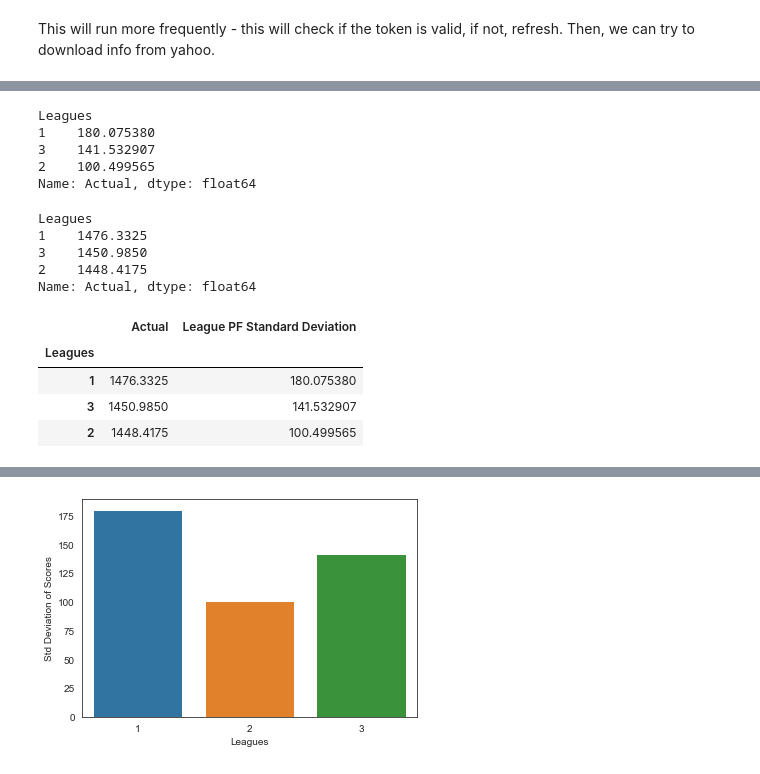
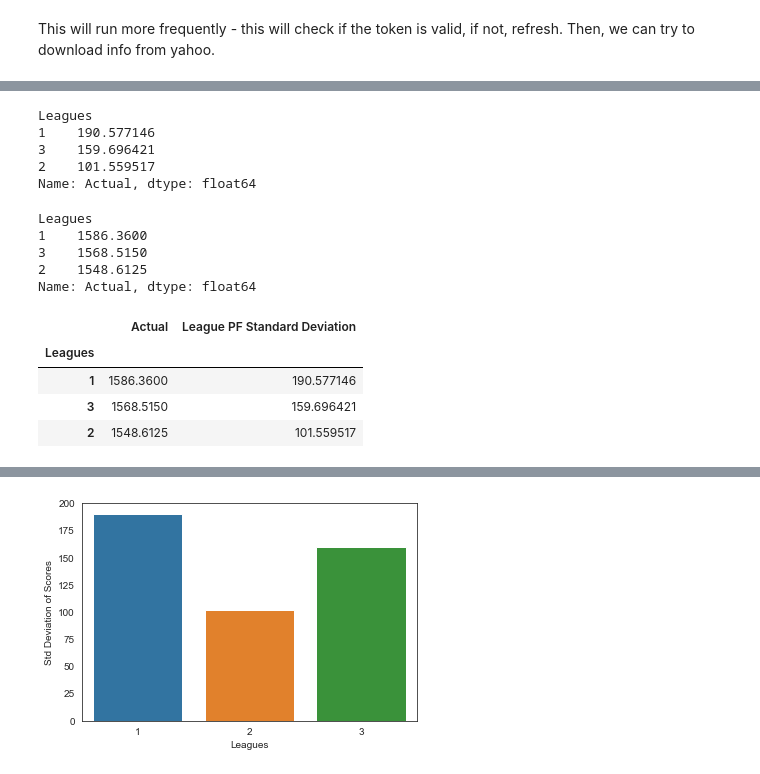
Before and after one commit to AlexEJerome/QUESTFantasyFootball, a Jupyter notebook: notebooks/YahooOAuth-Standings-z-score.ipynb, the cells around one changed output, grey strips where cells are left out. Cells and saved outputs as stored; diff of their text form; code cells hidden in the pictures.

```diff
--- a/notebooks/YahooOAuth-Standings-z-score.ipynb
+++ b/notebooks/YahooOAuth-Standings-z-score.ipynb
@@ -42,7 +41,7 @@ series_wins = pd.Series()
 series_losses = pd.Series()
 series_ties = pd.Series()
 
-weeks = 13
+weeks = 14
 
 for league_num, league_id in enumerate(league_ids):
     for week in range(1, weeks+1):
@@ -192,16 +189,16 @@ display(df_z)
 Leagues
-1    180.075380
-3    141.532907
-2    100.499565
+1    190.577146
+3    159.696421
+2    101.559517
 Name: Actual, dtype: float64
 Leagues
-1    1476.3325
-3    1450.9850
-2    1448.4175
+1    1586.3600
+3    1568.5150
+2    1548.6125
 Name: Actual, dtype: float64
 |  | Actual | League PF Standard Deviation |
 | Leagues |  |  |
-| 1 | 1476.3325 | 180.075380 |
-| 3 | 1450.9850 | 141.532907 |
-| 2 | 1448.4175 | 100.499565 |
+| 1 | 1586.3600 | 190.577146 |
+| 3 | 1568.5150 | 159.696421 |
+| 2 | 1548.6125 | 101.559517 |
 |  | Old Rank | Team Names | Wins | Losses | Ties | Cohort | Leagues | mean | std | min | 25% | ... |
@@ -224 +221 @@ Name: Actual, dtype: float64
-[figure, old version]
+[figure, new version]
```
Also changed, not shown: parts of 2 cells of this notebook, 3 other files.
